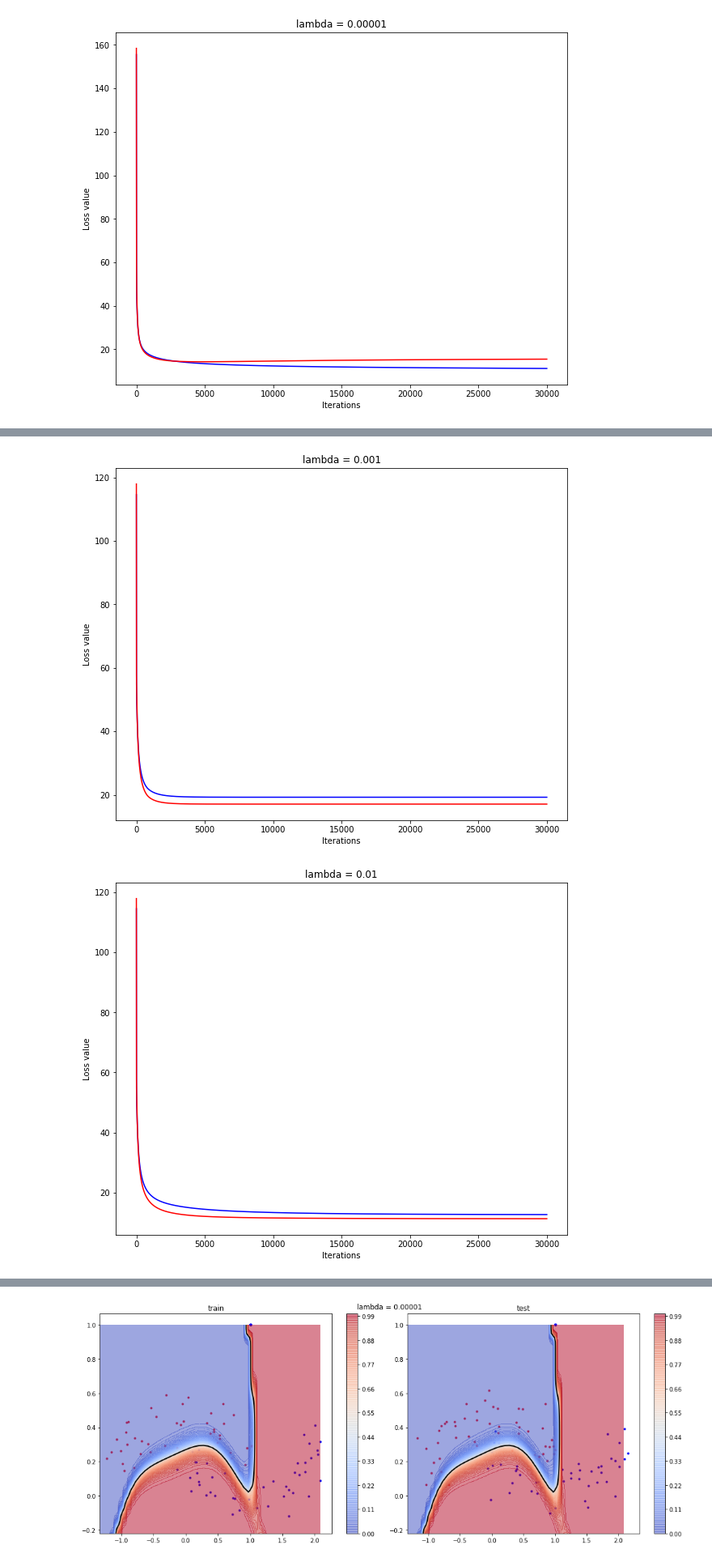
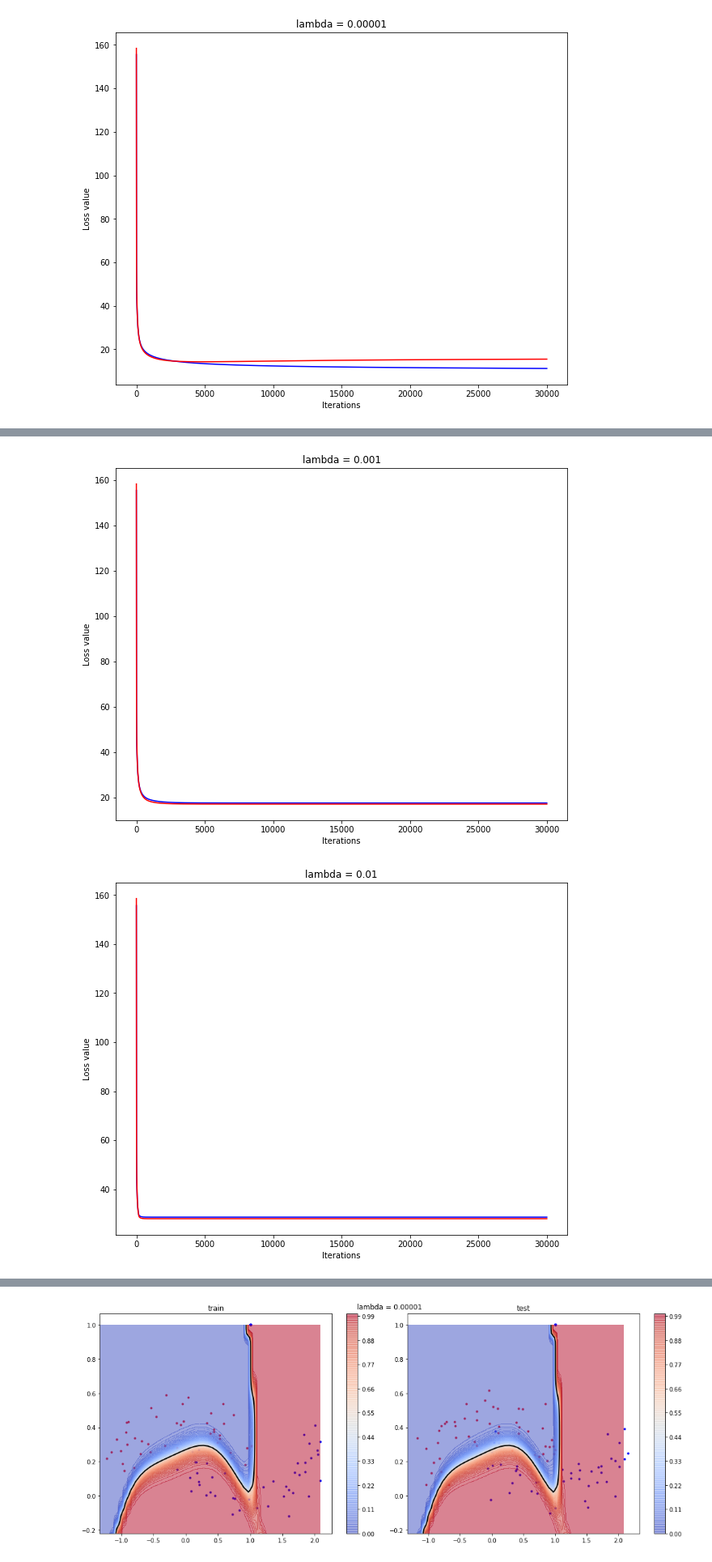
Before and after one commit to insu0929/mlproject, a Jupyter notebook: assign06_20140313.ipynb, the cells around one changed output, grey strips where cells are left out. Shown at 81% size. Cells and saved outputs as stored; diff of their text form; code cells hidden in the pictures.

```diff
--- a/assign06_20140313.ipynb
+++ b/assign06_20140313.ipynb
@@ -174,22 +174,22 @@ plt.show()
 # %%
 plt. figure(3, figsize=(10,8))
-plt.plot(np.array(range(max_iter)), train_L_iters[2], c = 'blue', label = 'training')
-plt.plot(np.array(range(max_iter)), test_L_iters[2], c = 'red', label = 'testing')
+plt.plot(np.array(range(max_iter)), train_L_iters_m3, c = 'blue', label = 'training')
+plt.plot(np.array(range(max_iter)), test_L_iters_m3, c = 'red', label = 'testing')
 plt.title('lambda = 0.001')
 plt.xlabel('Iterations')
 plt.ylabel('Loss value')
 plt.show()
 # %% [output]
-[figure, old version]
+[figure, new version]
 # %%
 plt. figure(3, figsize=(10,8))
-plt.plot(np.array(range(max_iter)), train_L_iters[1], c = 'blue', label = 'training')
-plt.plot(np.array(range(max_iter)), test_L_iters[1], c = 'red', label = 'testing')
+plt.plot(np.array(range(max_iter)), train_L_iters_m4, c = 'blue', label = 'training')
+plt.plot(np.array(range(max_iter)), test_L_iters_m4, c = 'red', label = 'testing')
 plt.title('lambda = 0.01')
 plt.xlabel('Iterations')
 plt.ylabel('Loss value')
 plt.show()
 # %% [output]
-[figure, old version]
+[figure, new version]
 # %%
 plt. figure(3, figsize=(10,8))
```
Also changed, not shown: parts of 2 cells of this notebook.
